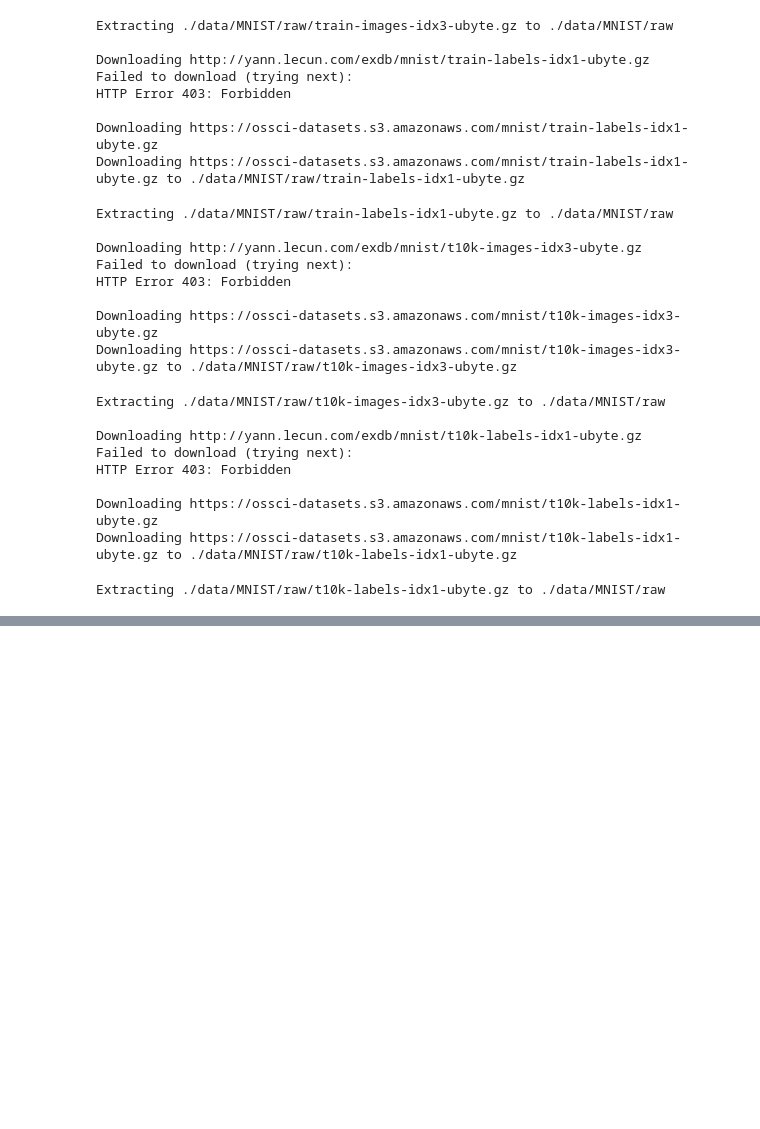
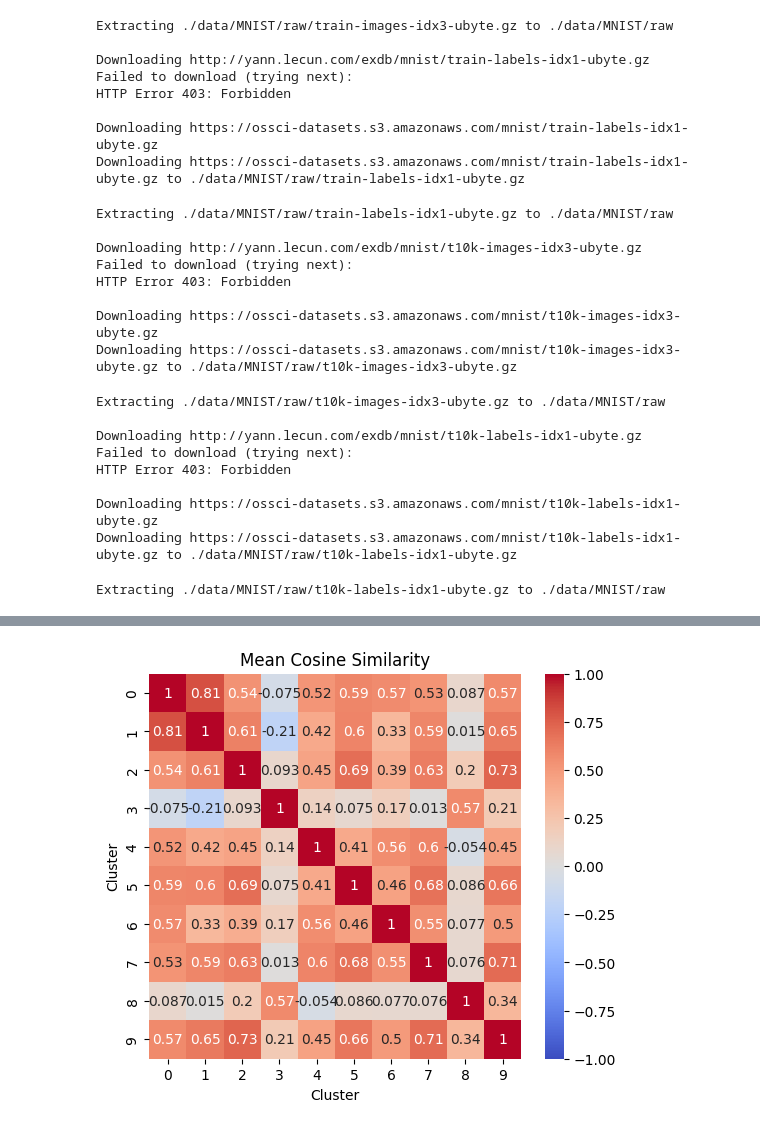
Before and after one commit to LamTienDat/MMGAN, a Jupyter notebook: save_model_normal.ipynb, the cells around one changed output, grey strips where cells are left out. Cells and saved outputs as stored; diff of their text form; code cells hidden in the pictures; blank space fills up the shorter version.

Commit message:
add-metric

```diff
--- a/save_model_normal.ipynb
+++ b/save_model_normal.ipynb
@@ -315,0 +327,44 @@ ACC: 0.5494
+# %%
+import numpy as np
+import matplotlib.pyplot as plt
+import seaborn as sns
+from sklearn.metrics.pairwise import cosine_similarity
+from sklearn.cluster import KMeans
+
+# Tính toán centroids của các cụm trong latent space
+def compute_centroids(latent_representations, labels, num_clusters):
+    centroids = []
+    for i in range(num_clusters):
+        cluster_points = latent_representations[labels == i]
+        if len(cluster_points) == 0:
+            centroid = np.zeros(latent_representations.shape[1])
+        else:
+            centroid = cluster_points.mean(axis=0)
+        centroids.append(centroid)
+    return np.array(centroids)
+
+# Tính toán cosine similarity giữa các centroids
+def compute_cosine_similarity(centroids):
+    return cosine_similarity(centroids)
+
+# Apply KMeans on generated latent representations
+kmeans_generated = KMeans(n_clusters=num_clusters, random_state=0)
+
+# Tính toán centroids cho dữ liệu thật và dữ liệu sinh ra
+real_centroids = compute_centroids(latent_representations, predicted_labels, num_clusters)
+
+# Tính toán cosine similarity matrices
+real_cosine_similarity = compute_cosine_similarity(real_centroids)
+
+# Vẽ heatmap
+def plot_heatmap(cosine_similarity_matrix, title):
+    plt.figure(figsize=(6, 5))
+    sns.heatmap(cosine_similarity_matrix, annot=True, cmap='coolwarm', cbar=True, vmin=-1, vmax=1)
+    plt.title(title)
+    plt.xlabel('Cluster')
+    plt.ylabel('Cluster')
+    plt.show()
+
+plot_heatmap(real_cosine_similarity, 'Mean Cosine Similarity')
+# %% [output]
+[figure, added]
```
Also changed, not shown: parts of 6 cells of this notebook.
